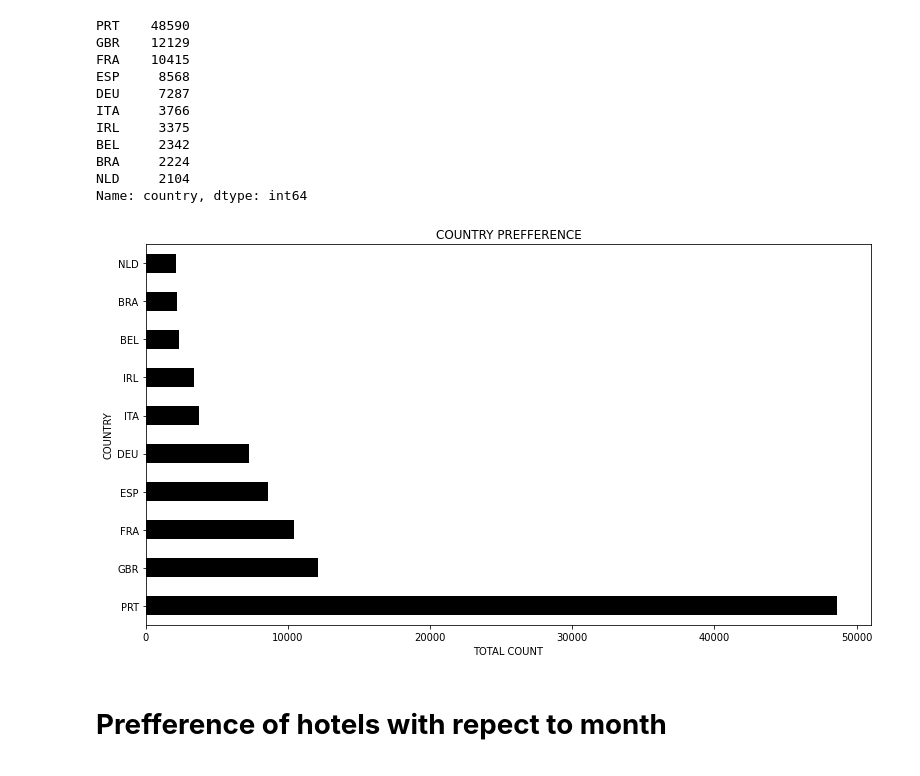
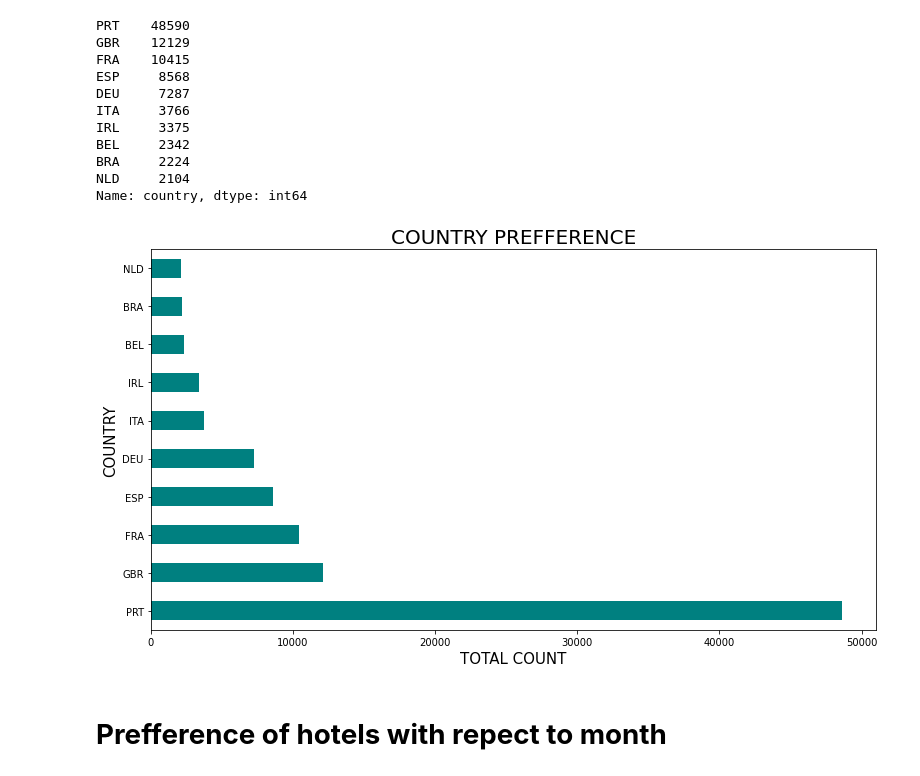
Before and after one commit to Arka1212/Hotel-Booking-Analysis, a Jupyter notebook: Hotel_Booking_Analysis_Capstone_Project.ipynb, the cells around one changed output. Cells and saved outputs as stored; diff of their text form; code cells hidden in the pictures.

```diff
--- a/Hotel_Booking_Analysis_Capstone_Project.ipynb
+++ b/Hotel_Booking_Analysis_Capstone_Project.ipynb
@@ -340,15 +340,15 @@ NLD     2104
 Name: country, dtype: int64
 # %%
 # Plotting the data ragarding most preffered country.
-most_preffered_country.plot(kind = 'barh',color = 'k',fontsize = 10,figsize=(13,7))
-plt.title('COUNTRY PREFFERENCE')
-plt.xlabel('TOTAL COUNT')
-plt.ylabel('COUNTRY')
+most_preffered_country.plot(kind = 'barh',color = 'teal',fontsize = 10,figsize=(13,7))
+plt.title('COUNTRY PREFFERENCE',fontsize = 20)
+plt.xlabel('TOTAL COUNT',fontsize = 15)
+plt.ylabel('COUNTRY',fontsize = 15)
 plt.show()
 
 # The bar plot clearly conveys that 'PRT'(Portugal) is the most preffered among all the countries.
 # %% [output]
-[figure, old version]
+[figure, new version]
 # %% [markdown]
 # **Prefference of hotels with repect to month**
 # %%
```
Also changed, not shown: parts of 15 cells of this notebook.
